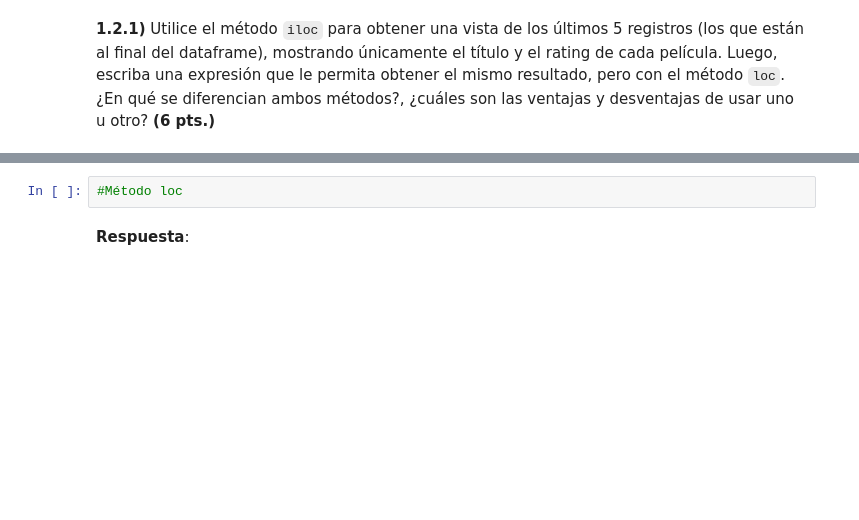
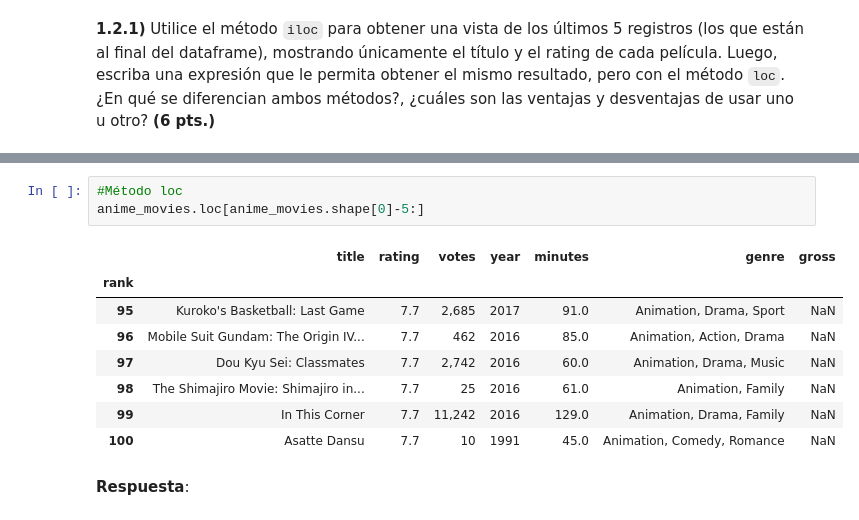
Before and after one commit to Camilo-Duque98/EstadisticaComputacional, a Jupyter notebook: lec-4-Los Dockeritos/lec-4.ipynb, the cells around one changed output, grey strips where cells are left out. Drawn from its saved outputs; the diff is of its cells as text; blank space fills up the shorter version.

```diff
--- a/lec-4-Los Dockeritos/lec-4.ipynb
+++ b/lec-4-Los Dockeritos/lec-4.ipynb
@@ -247,5 +232,15 @@ Name: 1, dtype: object
 # %%
 #Método loc
+anime_movies.loc[anime_movies.shape[0]-5:]
+# %% [output]
+|  | title | rating | votes | year | minutes | genre | gross |
+| rank |  |  |  |  |  |  |  |
+| 95 | Kuroko's Basketball: Last Game | 7.7 | 2,685 | 2017 | 91.0 | Animation, Drama, Sport | NaN |
+| 96 | Mobile Suit Gundam: The Origin IV... | 7.7 | 462 | 2016 | 85.0 | Animation, Action, Drama | NaN |
+| 97 | Dou Kyu Sei: Classmates | 7.7 | 2,742 | 2016 | 60.0 | Animation, Drama, Music | NaN |
+| 98 | The Shimajiro Movie: Shimajiro in... | 7.7 | 25 | 2016 | 61.0 | Animation, Family | NaN |
+| 99 | In This Corner | 7.7 | 11,242 | 2016 | 129.0 | Animation, Drama, Family | NaN |
+| 100 | Asatte Dansu | 7.7 | 10 | 1991 | 45.0 | Animation, Comedy, Romance | NaN |
 # %% [markdown]
 **Respuesta**:
 # %% [markdown]
```
Also changed, not shown: parts of 23 cells of this notebook.
